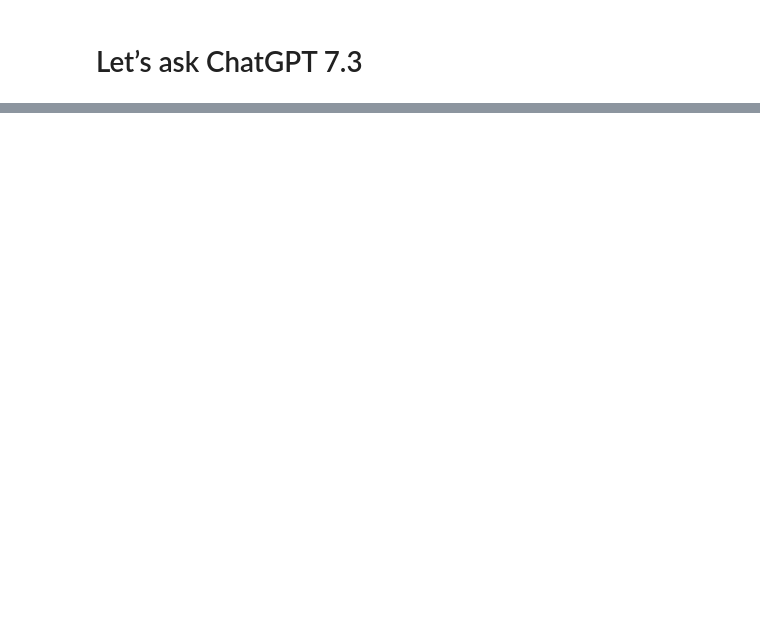
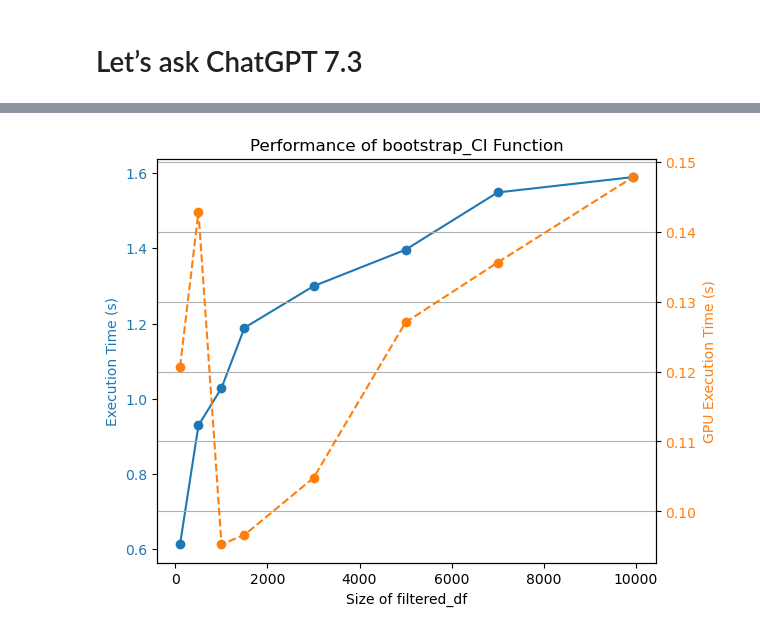
Before and after one commit to mariansiwiak/Generative_AI_for_Data_Analytics, a Jupyter notebook: Generative-AI-for-Data-Analytics_Chapter-7.ipynb, the cells around one changed output, grey strips where cells are left out. Saved outputs shown, nothing was run; the diff lists cells and outputs as text; code cells hidden in the pictures; blank space fills up the shorter version.

```diff
--- a/Generative-AI-for-Data-Analytics_Chapter-7.ipynb
+++ b/Generative-AI-for-Data-Analytics_Chapter-7.ipynb
@@ -313,7 +311,7 @@ def bootstrap_CI_cuda(data, func, n_bootstraps=1000, ci=95, axis=0):
 
     return cp.asnumpy(lower_bound), cp.asnumpy(upper_bound)
 
-def calculate_ci_parallelized(group):
+def calculate_ci_cuda(group):
     return pd.Series({
         'price_ci_lower': bootstrap_CI_cuda(group['price'], np.mean, n_bootstraps=1000, ci=95)[0],
         'price_ci_upper': bootstrap_CI_cuda(group['price'], np.mean, n_bootstraps=1000, ci=95)[1],
@@ -321,5 +319,7 @@ def calculate_ci_parallelized(group):
         'review_score_ci_upper': bootstrap_CI_cuda(group['review_score'], np.mean, n_bootstraps=1000, ci=95)[1]
     })
 # %%
-times_par, thoroughputs_par = measure_performance(calculate_ci_parallelized, data_sizes)
+times_par, thoroughputs_par = measure_performance(calculate_ci_cuda, data_sizes)
 plot_performance(data_sizes, times, times_par, 'Execution Time (s)', 'GPU Execution Time (s)')
+# %% [output]
+[figure, added]
```
Also changed, not shown: parts of 6 cells of this notebook.
